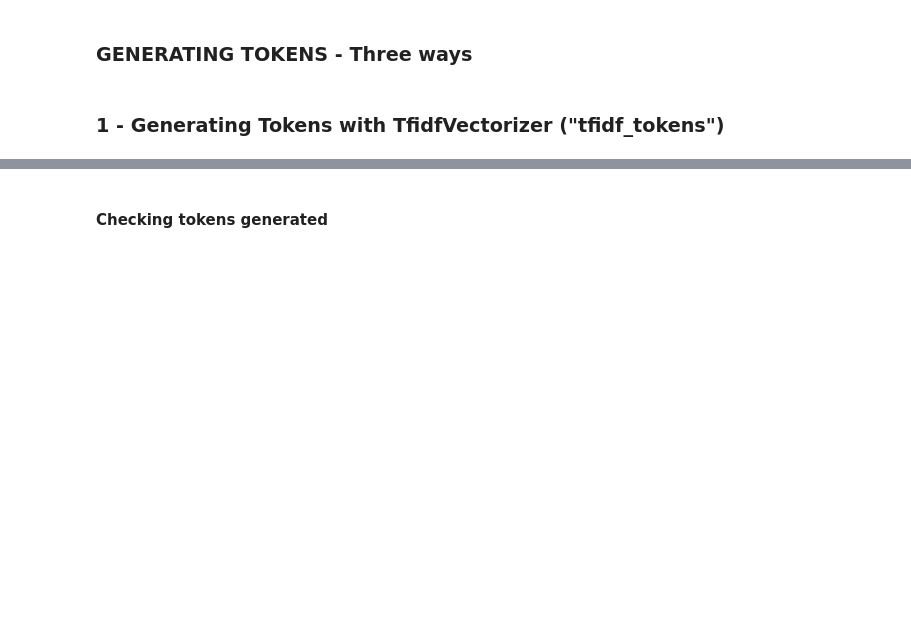
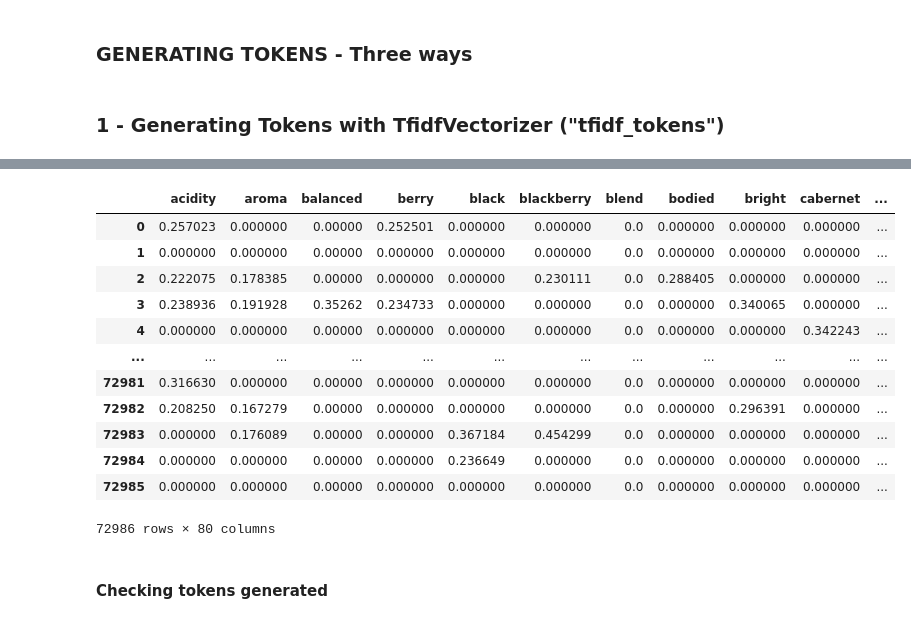
Before and after one commit to fmdalcin/WineGen_old, a Jupyter notebook: notebooks/NLP_WineDescription.ipynb, the cells around one changed output, grey strips where cells are left out. Saved outputs shown, nothing was run; the diff lists cells and outputs as text; code cells hidden in the pictures; blank space fills up the shorter version.

```diff
--- a/notebooks/NLP_WineDescription.ipynb
+++ b/notebooks/NLP_WineDescription.ipynb
@@ -193,3 +183,19 @@ Sparkling :     80
+# %%
+vectorized_descr_red
+# %% [output]
+|  | acidity | aroma | balanced | berry | black | blackberry | blend | bodied | bright | cabernet | ... |
+| 0 | 0.257023 | 0.000000 | 0.00000 | 0.252501 | 0.000000 | 0.000000 | 0.0 | 0.000000 | 0.000000 | 0.000000 | ... |
+| 1 | 0.000000 | 0.000000 | 0.00000 | 0.000000 | 0.000000 | 0.000000 | 0.0 | 0.000000 | 0.000000 | 0.000000 | ... |
+| 2 | 0.222075 | 0.178385 | 0.00000 | 0.000000 | 0.000000 | 0.230111 | 0.0 | 0.288405 | 0.000000 | 0.000000 | ... |
+| 3 | 0.238936 | 0.191928 | 0.35262 | 0.234733 | 0.000000 | 0.000000 | 0.0 | 0.000000 | 0.340065 | 0.000000 | ... |
+| 4 | 0.000000 | 0.000000 | 0.00000 | 0.000000 | 0.000000 | 0.000000 | 0.0 | 0.000000 | 0.000000 | 0.342243 | ... |
+| ... | ... | ... | ... | ... | ... | ... | ... | ... | ... | ... | ... |
+| 72981 | 0.316630 | 0.000000 | 0.00000 | 0.000000 | 0.000000 | 0.000000 | 0.0 | 0.000000 | 0.000000 | 0.000000 | ... |
+| 72982 | 0.208250 | 0.167279 | 0.00000 | 0.000000 | 0.000000 | 0.000000 | 0.0 | 0.000000 | 0.296391 | 0.000000 | ... |
+| 72983 | 0.000000 | 0.176089 | 0.00000 | 0.000000 | 0.367184 | 0.454299 | 0.0 | 0.000000 | 0.000000 | 0.000000 | ... |
+| 72984 | 0.000000 | 0.000000 | 0.00000 | 0.000000 | 0.236649 | 0.000000 | 0.0 | 0.000000 | 0.000000 | 0.000000 | ... |
+| 72985 | 0.000000 | 0.000000 | 0.00000 | 0.000000 | 0.000000 | 0.000000 | 0.0 | 0.000000 | 0.000000 | 0.000000 | ... |
+72986 rows × 80 columns
 # %% [markdown]
 #### Checking tokens generated
 # %%
```
Also changed, not shown: parts of 33 cells of this notebook.
